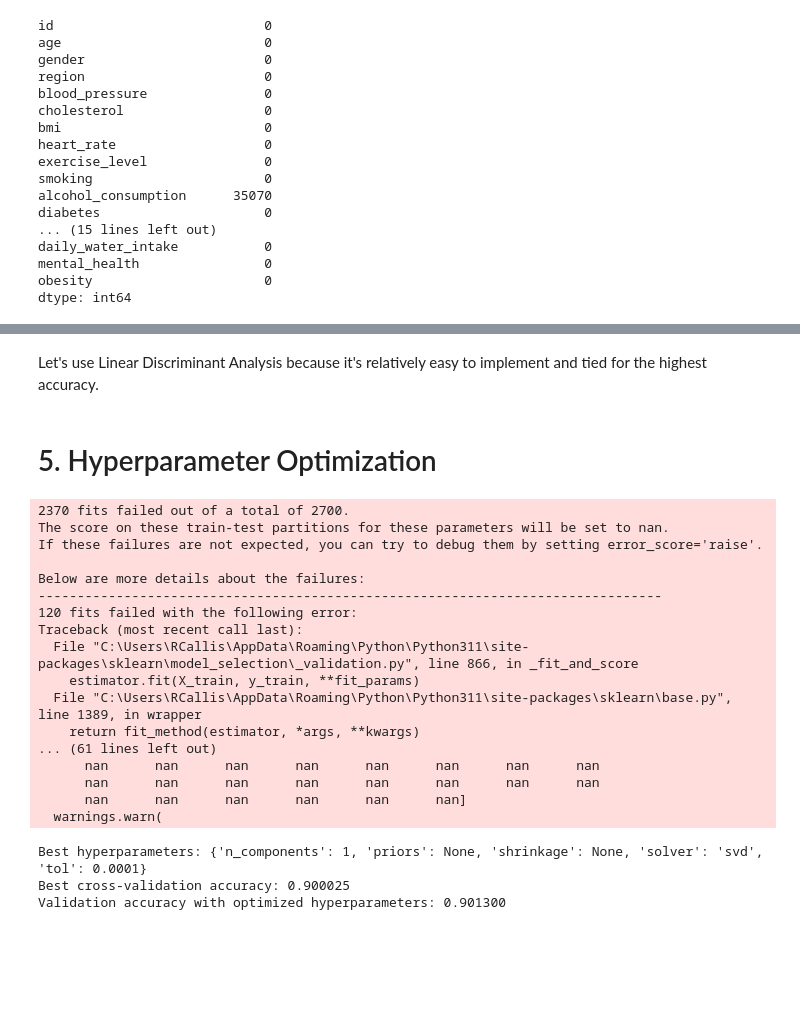
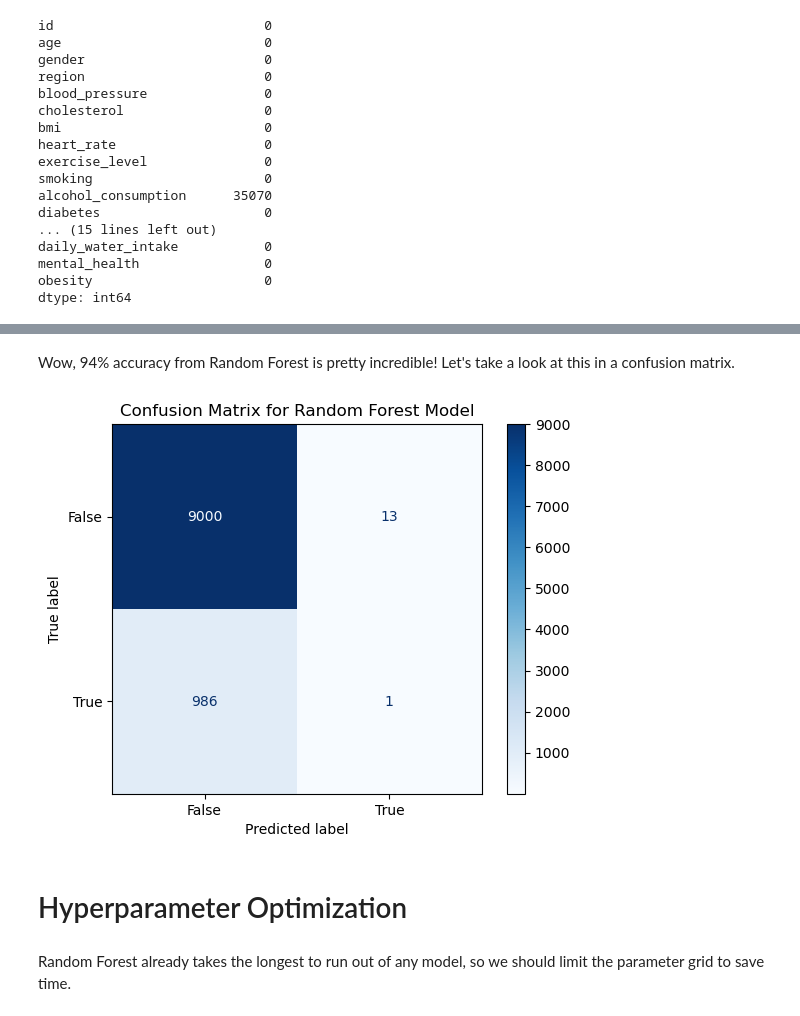
Before and after one commit to Trex504/Nigeria-Heart-Attacks, a Jupyter notebook: Data Science Final-checkpoint.ipynb, the cells around one changed output, grey strips where cells are left out. Saved outputs shown, nothing was run; the diff lists cells and outputs as text; code cells hidden in the pictures; blank space fills up the shorter version.

```diff
--- a/Data Science Final-checkpoint.ipynb
+++ b/Data Science Final-checkpoint.ipynb
@@ -126,51 +168,19 @@ Random Forest: 0.900025 (0.000075)
 # %% [markdown]
-Let's use Linear Discriminant Analysis because it's relatively easy to implement and tied for the highest accuracy.
+Wow, 94% accuracy from Random Forest is pretty incredible! Let's take a look at this in a confusion matrix.
+# %%
+rf_model = RandomForestClassifier(random_state=1)
+rf_model.fit(X_train_resampled, Y_train_resampled)
+
+Y_pred = rf_model.predict(X_validation)
+
+cm = confusion_matrix(Y_validation, Y_pred)
+disp = ConfusionMatrixDisplay(confusion_matrix=cm, display_labels=rf_model.classes_)
+disp.plot(cmap='Blues')
+plt.title('Confusion Matrix for Random Forest Model')
+plt.show()
+# %% [output]
+[figure, added]
 # %% [markdown]
-# 5. Hyperparameter Optimization
+# Hyperparameter Optimization
-# %%
-lda = LinearDiscriminantAnalysis()
-
-# Set the hyperparameters for GridSearchCV
-param_grid = {
-    'solver': ['svd', 'lsqr', 'eigen'],
-    'shrinkage': [None, 'auto', 0.1, 0.5, 1.0],  # Only valid for 'lsqr' or 'eigen'
-    'priors': [None, 'uniform'],
-    'n_components': [1, 2, 3],
-    'tol': [1e-4, 1e-5, 1e-6]
-}
-
-# Set up GridSearchCV for hyperparameter optimization
-grid_search = GridSearchCV(estimator=lda, param_grid=param_grid, cv=10, scoring='accuracy', n_jobs=-1)
-
-# Fit the grid search
-grid_search.fit(X_train, Y_train)
-
-# Display the best hyperparameters and best score
-print(f"Best hyperparameters: {grid_search.best_params_}")
-print(f"Best cross-validation accuracy: {grid_search.best_score_:.6f}")
-
-# Optionally, evaluate the best model on the validation set
-best_lda = grid_search.best_estimator_
-validation_accuracy = best_lda.score(X_validation, Y_validation)
-print(f"Validation accuracy with optimized hyperparameters: {validation_accuracy:.6f}")
-# %% [output]
-2370 fits failed out of a total of 2700.
-The score on these train-test partitions for these parameters will be set to nan.
-If these failures are not expected, you can try to debug them by setting error_score='raise'.
-
-Below are more details about the failures:
---------------------------------------------------------------------------------
-120 fits failed with the following error:
-Traceback (most recent call last):
-  File "C:\Users\RCallis\AppData\Roaming\Python\Python311\site-packages\sklearn\model_selection\_validation.py", line 866, in _fit_and_score
-    estimator.fit(X_train, y_train, **fit_params)
-  File "C:\Users\RCallis\AppData\Roaming\Python\Python311\site-packages\sklearn\base.py", line 1389, in wrapper
-    return fit_method(estimator, *args, **kwargs)
-... (61 lines left out)
-      nan      nan      nan      nan      nan      nan      nan      nan
-      nan      nan      nan      nan      nan      nan      nan      nan
-      nan      nan      nan      nan      nan      nan]
-  warnings.warn(
-Best hyperparameters: {'n_components': 1, 'priors': None, 'shrinkage': None, 'solver': 'svd', 'tol': 0.0001}
-Best cross-validation accuracy: 0.900025
-Validation accuracy with optimized hyperparameters: 0.901300
+# %% [markdown]
+Random Forest already takes the longest to run out of any model, so we should limit the parameter grid to save time.
```
Also changed, not shown: parts of 26 cells of this notebook.
